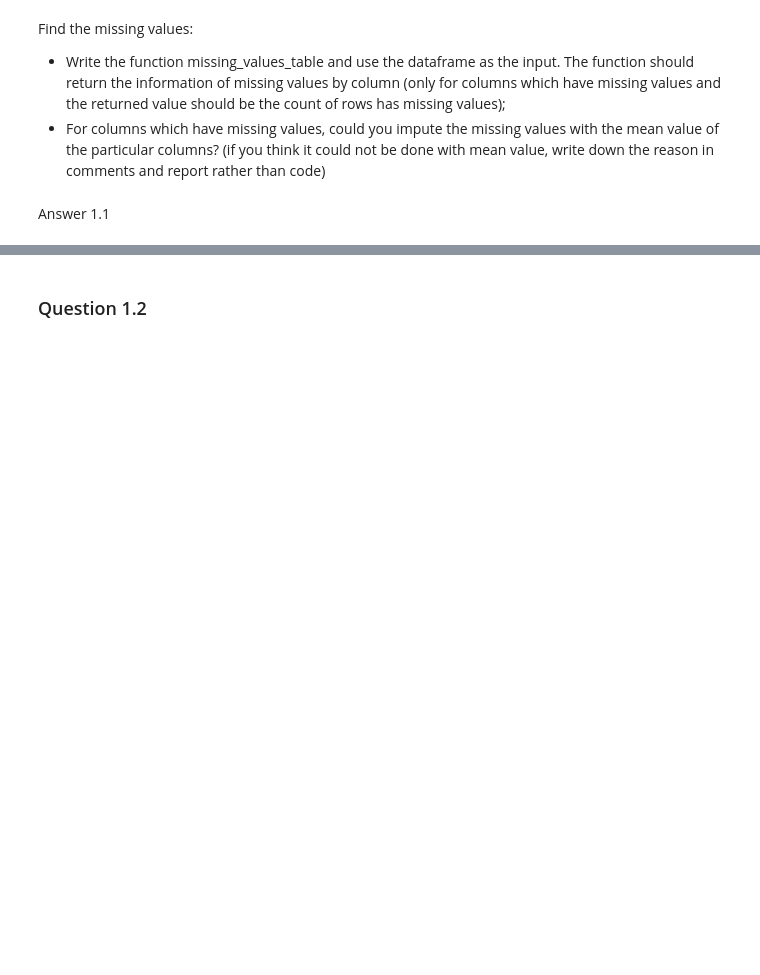
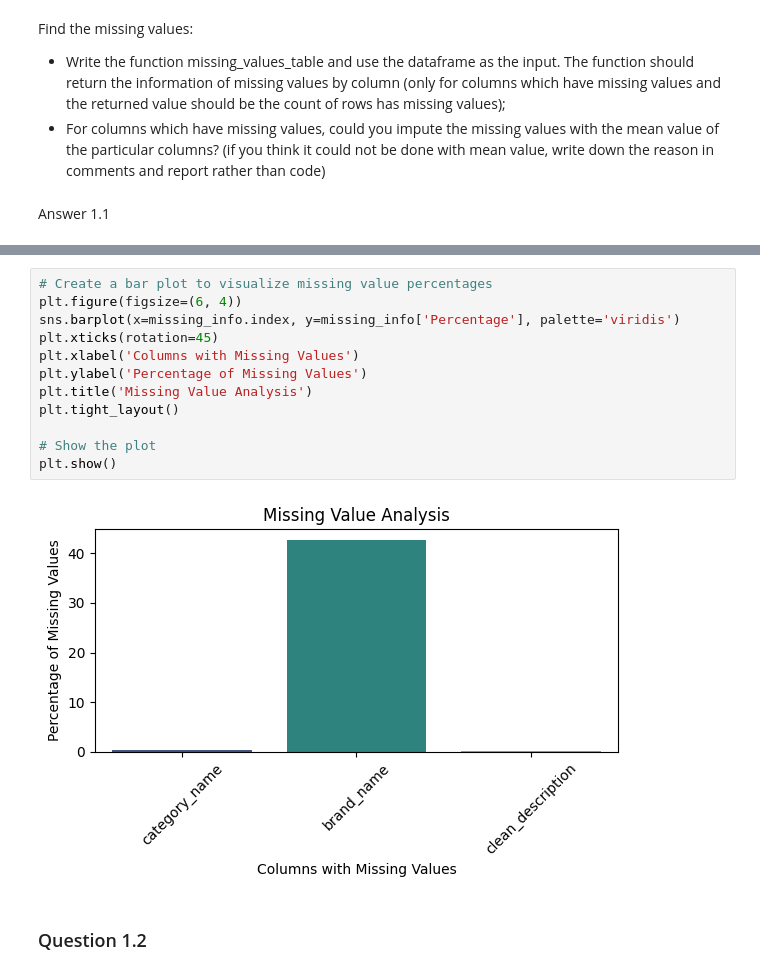
Before and after one commit to art-python/MSDeakin, a Jupyter notebook: SIG742Task2.ipynb, the cells around one changed output, grey strips where cells are left out. Saved outputs shown, nothing was run; the diff lists cells and outputs as text; blank space fills up the shorter version.

```diff
--- a/SIG742Task2.ipynb
+++ b/SIG742Task2.ipynb
@@ -93,3 +131,17 @@ import numpy as np
+# %%
+# Create a bar plot to visualize missing value percentages
+plt.figure(figsize=(6, 4))
+sns.barplot(x=missing_info.index, y=missing_info['Percentage'], palette='viridis')
+plt.xticks(rotation=45)
+plt.xlabel('Columns with Missing Values')
+plt.ylabel('Percentage of Missing Values')
+plt.title('Missing Value Analysis')
+plt.tight_layout()
+
+# Show the plot
+plt.show()
+# %% [output]
+[figure, added]
 # %% [markdown]
 ### Question 1.2
 # %% [markdown]
```
Also changed, not shown: parts of 31 cells of this notebook.
